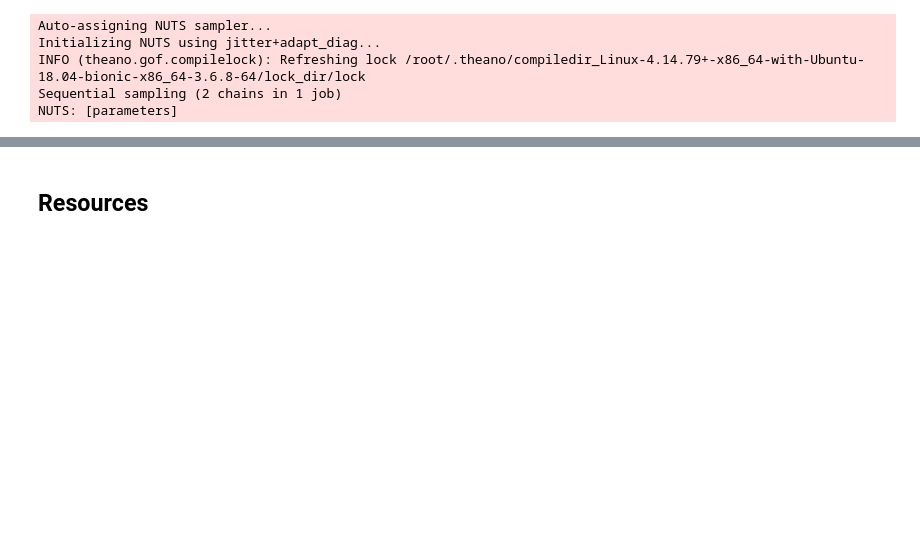
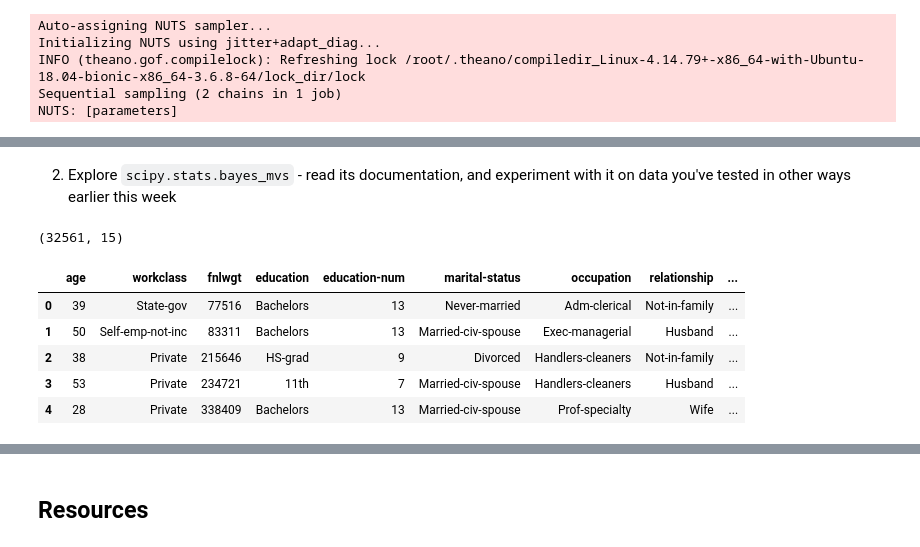
Before and after one commit to garretbassett/DS-Unit-1-Sprint-3-Statistical-Tests-and-Experiments, a Jupyter notebook: module3-introduction-to-bayesian-inference/Garret_Bassett_LS_DS_143_Introduction_to_Bayesian_Inference.ipynb, the cells around one changed output, grey strips where cells are left out. Saved outputs shown, nothing was run; the diff lists cells and outputs as text; code cells hidden in the pictures; blank space fills up the shorter version.

```diff
--- a/module3-introduction-to-bayesian-inference/Garret_Bassett_LS_DS_143_Introduction_to_Bayesian_Inference.ipynb
+++ b/module3-introduction-to-bayesian-inference/Garret_Bassett_LS_DS_143_Introduction_to_Bayesian_Inference.ipynb
@@ -216,0 +294,16 @@ Stretch goals:
+# %% [markdown]
+2. Explore `scipy.stats.bayes_mvs` - read its documentation, and experiment with it on data you've tested in other ways earlier this week
+# %%
+df = pd.read_csv('https://raw.githubusercontent.com/ryanleeallred/datasets/master/adult.csv', na_values=" ?")
+print(df.shape)
+df.head()
+
+# df.groupby('sex')['hours-per-week'].value_counts()
+# %% [output]
+(32561, 15)
+|  | age | workclass | fnlwgt | education | education-num | marital-status | occupation | relationship | ... |
+| 0 | 39 | State-gov | 77516 | Bachelors | 13 | Never-married | Adm-clerical | Not-in-family | ... |
+| 1 | 50 | Self-emp-not-inc | 83311 | Bachelors | 13 | Married-civ-spouse | Exec-managerial | Husband | ... |
+| 2 | 38 | Private | 215646 | HS-grad | 9 | Divorced | Handlers-cleaners | Not-in-family | ... |
+| 3 | 53 | Private | 234721 | 11th | 7 | Married-civ-spouse | Handlers-cleaners | Husband | ... |
+| 4 | 28 | Private | 338409 | Bachelors | 13 | Married-civ-spouse | Prof-specialty | Wife | ... |
```
Also changed, not shown: parts of 13 cells of this notebook.
